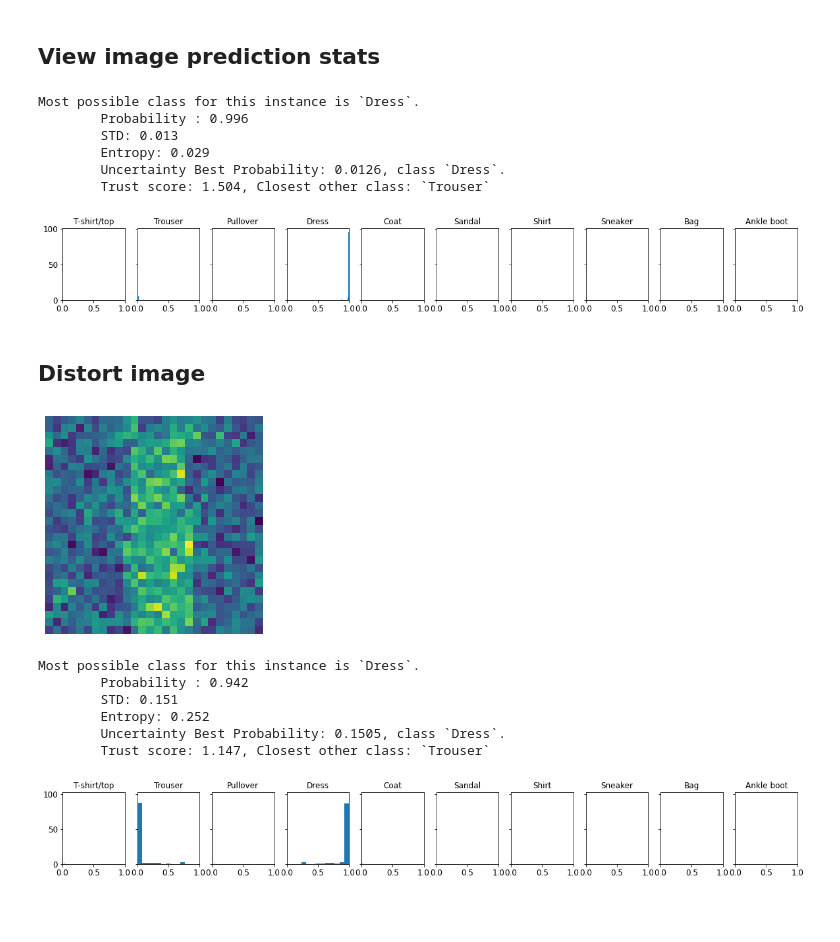
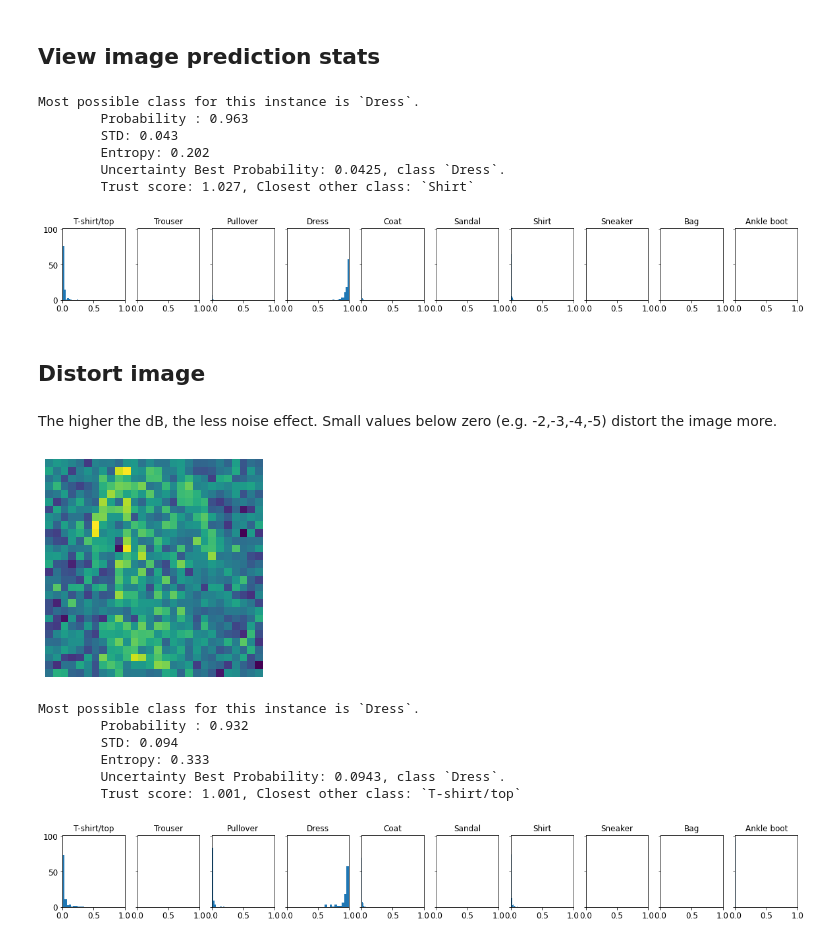
Before and after one commit to tzamalisp/dev_tasks, a Jupyter notebook: NBs/NN01 -- MNIST Fashion (Classification)-Entropy, uncertainty, TrustScores.ipynb, the cells around one changed output. Drawn from its saved outputs; the diff is of its cells as text; code cells hidden in the pictures; blank space fills up the shorter version.

```diff
--- a/NBs/NN01 -- MNIST Fashion (Classification)-Entropy, uncertainty, TrustScores.ipynb
+++ b/NBs/NN01 -- MNIST Fashion (Classification)-Entropy, uncertainty, TrustScores.ipynb
@@ -832,6 +873,6 @@ selected_class = 3
 # %%
 class_indices = np.where(y_test == selected_class)[0]
 # Get an index of a random instance of the requested class
-instance = class_indices[random.randint(0, len(class_indices))]
+selected_instance = class_indices[random.randint(0, len(class_indices))]
 # %%
 # View image
@@ -866,49 +909,52 @@ def instance_predictions_stats(instance, class_names):
     print("\tTrust score: {:.3f}, Closest other class: `{}`".format(score[0], class_names[closest_class[0]]))
     view_hist_class_predictions(instance_probas)
 # %%
-instance_predictions_stats(X_test_normalized[instance][np.newaxis, ...], class_names)
+instance_predictions_stats(X_test_normalized[selected_instance][np.newaxis, ...], transformer, class_names)
 # %% [output]
 Most possible class for this instance is `Dress`.
-        Probability : 0.996
-        STD: 0.013
-        Entropy: 0.029
-        Uncertainty Best Probability: 0.0126, class `Dress`.
-        Trust score: 1.504, Closest other class: `Trouser`
+        Probability : 0.963
+        STD: 0.043
+        Entropy: 0.202
+        Uncertainty Best Probability: 0.0425, class `Dress`.
+        Trust score: 1.027, Closest other class: `Shirt`
-[figure, old version]
+[figure, new version]
 # %% [markdown]
 ## Distort image
 # %%
-def add_white_noise(image1,db):
+def add_white_noise(image_in, db):
     """
-    White noise SNR db
+    Add White noise to the image of power db. The higher the dB, the less noise effect.
+    Small values below zero (e.g. -2,-3,-4,-5) distort the image more.
     """
-    shape_0, shape_1 = image1.shape
+    width, height = image_in.shape
     mean = 0
     # Convert db to linear ratio
-    snr_linear = np.power(10,db/10)
-    # Variance of image
-    var_image = np.var(image1)
-    dev_image = np.sqrt(var_image)
-    noise_sigma = dev_image/snr_linear
+    snr_linear = np.power(10, db/20)
+    # STD of image
+    std_image = np.std(image_in)
+    noise_sigma = std_image/snr_linear
     # Generate random noise
-    gauss = np.random.normal(mean,noise_sigma,(shape_0,shape_1))
-    gauss = gauss.reshape(shape_0,shape_1)
-    noisy = image1 + gauss
+    gauss = np.random.normal(mean, noise_sigma,(width,height))
+    gauss = gauss.reshape(width,height)
+    noisy = image_in + gauss
     return noisy
+# %% [markdown]
+The higher the dB, the less noise effect.
+    Small values below zero (e.g. -2,-3,-4,-5) distort the image more.
 # %%
-noisy_image = add_white_noise(X_test_normalized[instance], 0)
+noisy_image = add_white_noise(X_test_normalized[selected_instance], -3)
 plt.imshow(noisy_image)
 plt.axis('off')
 plt.show()
 # %% [output]
-[figure, old version]
+[figure, new version]
 # %%
-instance_predictions_stats(noisy_image[np.newaxis, ...], class_names)
+instance_predictions_stats(noisy_image[np.newaxis, ...], transformer, class_names)
 # %% [output]
 Most possible class for this instance is `Dress`.
-        Probability : 0.942
-        STD: 0.151
-        Entropy: 0.252
-        Uncertainty Best Probability: 0.1505, class `Dress`.
-        Trust score: 1.147, Closest other class: `Trouser`
+        Probability : 0.932
+        STD: 0.094
+        Entropy: 0.333
+        Uncertainty Best Probability: 0.0943, class `Dress`.
+        Trust score: 1.001, Closest other class: `T-shirt/top`
-[figure, old version]
+[figure, new version]
```
Also changed, not shown: parts of 63 cells of this notebook.
